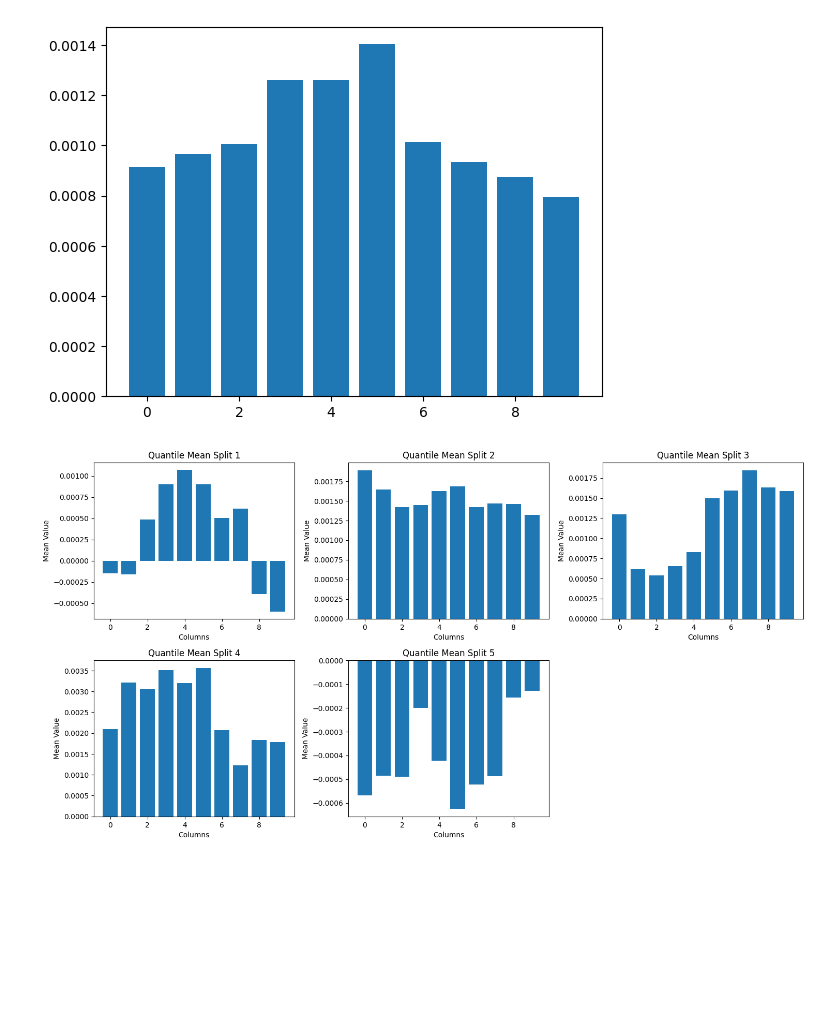
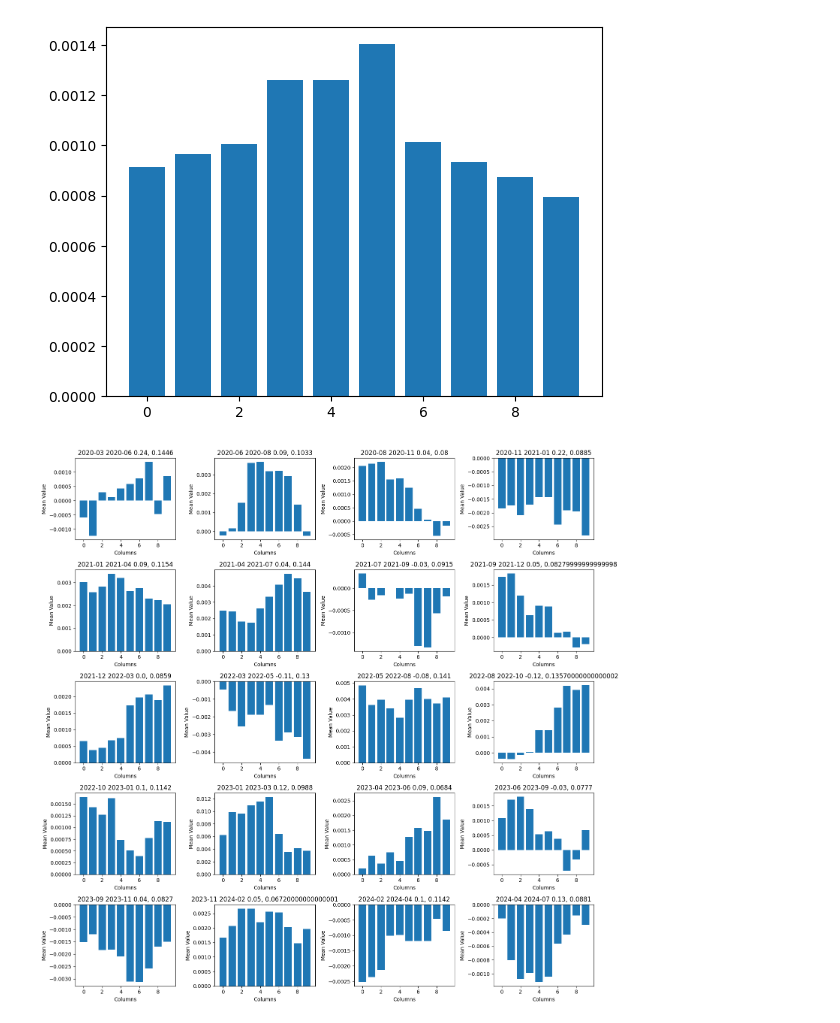
Before and after one commit to tsungyou/TS, a Jupyter notebook: factor/0050/PB.ipynb, the cells around one changed output. Saved outputs shown, nothing was run; the diff lists cells and outputs as text; code cells hidden in the pictures; blank space fills up the shorter version.

```diff
--- a/factor/0050/PB.ipynb
+++ b/factor/0050/PB.ipynb
@@ -50,7 +50,7 @@ def get_demean_weighting(factor):
     long_only_weighting = weighting[weighting > 0].fillna(0.0)*2
     return long_only_weighting
 
-quantile = 5
+quantile = 20
 time_length = len(factor)
 quantile_column = [[None]*quantile]*time_length
 quantile_df = pd.DataFrame(quantile_column)
@@ -102,7 +112,7 @@ quantilized_cumsum.iloc[-1, :]
 0050    2.198745
 Name: 2024-07-15 00:00:00, dtype: float64
 # %%
-quantile = 10
+quantile = 20
 time_length = len(factor)
 quantile_column = [[None]*quantile]*time_length
 quantile_df = pd.DataFrame(quantile_column)
@@ -121,3 +131,8 @@ for qt_iter in range(quantile):
     quantile_1 = quantile_df.iloc[:, qt_iter]
     for index, da_iter in enumerate(quantile_1):
         quantile_mean.iloc[index, qt_iter] = pct_close_w_corres[pct_close_w_corres.columns.intersection(da_iter)].iloc[index].mean()
+
+# 所有時間段 不同quantile的daily return mean
+# 0: 估值最大的平均日報酬
+
+plt.bar(quantile_mean.columns, quantile_mean.mean(axis=0))
@@ -132,14 +139,22 @@ plt.bar(quantile_mean.columns, quantile_mean.mean(axis=0))
 # %%
 import numpy as np
+
+quantile_mean.index = factor.index
+TWSE = pd.read_parquet("../../db/tw/ind/TWSE.parquet")['發行量加權股價指數'].apply(lambda x: float(x.replace(",", "")))
+TWSE
 # 以年分段的avg daily return
-num_splits = 5
+num_splits = 20
 split_dfs = np.array_split(quantile_mean, num_splits, axis=0)
-fig, axes = plt.subplots(4, 3, figsize=(15, 15))
+fig, axes = plt.subplots(5, 4, figsize=(15, 15))
 axes = axes.flatten()
 
 for i, df in enumerate(split_dfs):
     axes[i].bar(df.columns, df.mean(axis=0))
-    axes[i].set_title(f'Quantile Mean Split {i+1}')
+    start = df.index[0]
+    end = df.index[-1]
+    std = np.round(TWSE.loc[start:end].pct_change().std(), 5)*1000
+    twse_ret = np.round(TWSE.loc[start:end][-1]/TWSE.loc[start:end][0]-1,2)
+    axes[i].set_title(f'{start.strftime("%Y-%m")} {end.strftime("%Y-%m")} {twse_ret}, {std}')
     axes[i].set_xlabel('Columns')
     axes[i].set_ylabel('Mean Value')
 
@@ -273,22 +319,33 @@ plt.bar(quantile_mean.columns, quantile_mean.mean(axis=0))
 [figure]
 # %%
 import numpy as np
+
+quantile_mean.index = factor.index
+TWSE = pd.read_parquet("../../db/tw/ind/TWSE.parquet")['發行量加權股價指數'].apply(lambda x: float(x.replace(",", "")))
+TWSE
 # 以年分段的avg daily return
-num_splits = 5
+num_splits = 20
 split_dfs = np.array_split(quantile_mean, num_splits, axis=0)
-fig, axes = plt.subplots(4, 3, figsize=(15, 15))
+fig, axes = plt.subplots(5, 4, figsize=(15, 15))
 axes = axes.flatten()
 
+rets, stds = [], []
 for i, df in enumerate(split_dfs):
     axes[i].bar(df.columns, df.mean(axis=0))
-    axes[i].set_title(f'Quantile Mean Split {i+1}')
+    start = df.index[0]
+    end = df.index[-1]
+    std = np.round(TWSE.loc[start:end].pct_change().std(), 5)*10
+    twse_ret = np.round(TWSE.loc[start:end][-1]/TWSE.loc[start:end][0]-1,2)
+    rets.append(twse_ret)
+    stds.append(std)
+    axes[i].set_title(f'{start.strftime("%Y-%m")} {end.strftime("%Y-%m")} {twse_ret}, {std}')
     axes[i].set_xlabel('Columns')
     axes[i].set_ylabel('Mean Value')
 
 for j in range(i+1, len(axes)):
     fig.delaxes(axes[j])
 
 plt.tight_layout()
 plt.show()
 # %% [output]
-[figure, old version]
+[figure, new version]
```
Also changed, not shown: parts of 7 cells of this notebook, 4 other files.
